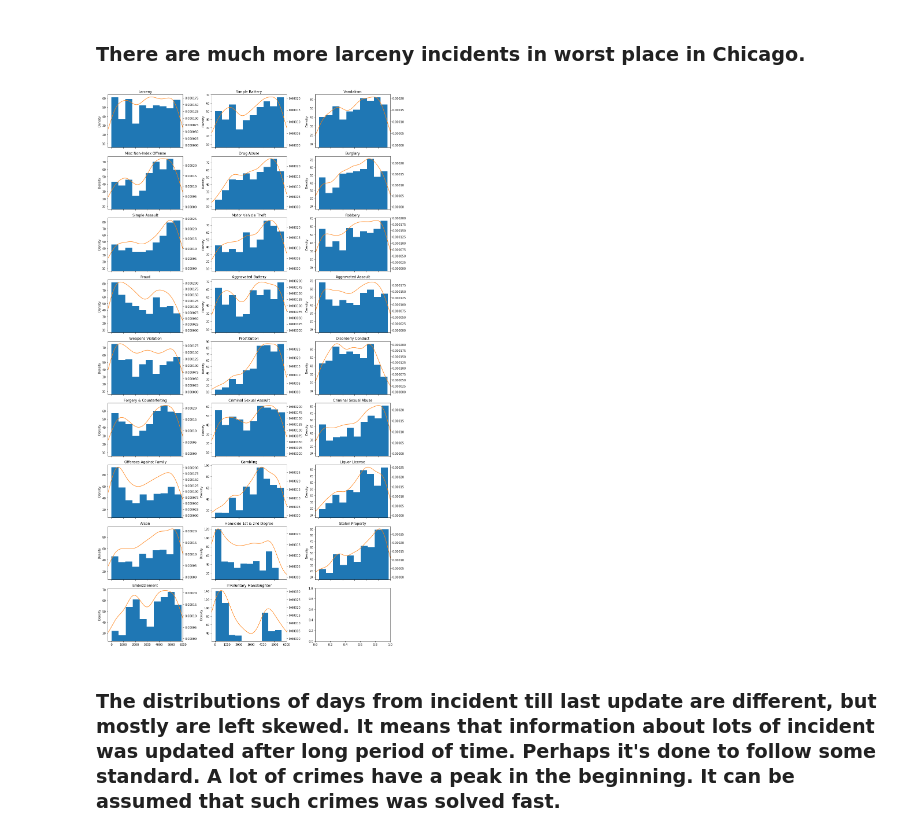
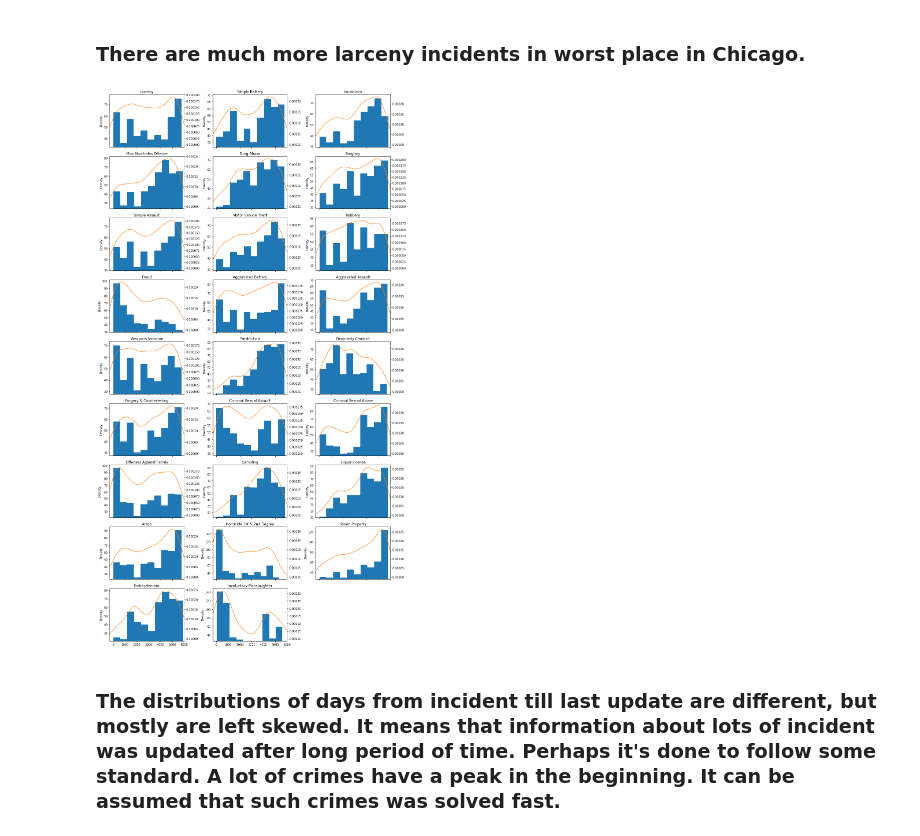
Before and after one commit to belkasanek/eda_chicago_crime_data, a Jupyter notebook: chicago_crimes_eda.ipynb, the cells around one changed output. Saved outputs shown, nothing was run; the diff lists cells and outputs as text; code cells hidden in the pictures.

Commit message:
Make additional analysis on 'Updated On' column and change some graphs

```diff
--- a/chicago_crimes_eda.ipynb
+++ b/chicago_crimes_eda.ipynb
@@ -374,23 +374,26 @@ ax[1].set_title('In general', size=17);
 # %%
 # list of incidents, sorted by their frequentist
 l = df['FBI Code'].value_counts().reset_index()['index']
 
 n = 3 # col
 m = (len(l) - 1) // n + 1 # rows
 fig, axes = plt.subplots(m, n, figsize=(n * 5, m * 3), sharex=False)
 
 for i, code in enumerate(l):
-    temp = df.loc[df['FBI Code'] == code, 'Day_diff'].sample(500, replace=True)
     r, c = i // n, i % n
     ax = axes[r, c]
-    temp.hist(ax=ax)
+
+    temp = df.loc[df['FBI Code'] == code, 'Day_diff'].sample(500, replace=True)
+    arr, bins, pathes = ax.hist(x=temp, bins=10)
     ax.set_xlim(-300, 6000)
-    ax2 = temp.plot.kde(ax=ax, secondary_y=True,
-                        title=fbi_df.loc[fbi_df['Code'] == code, 'Description'].values[0])
-    ax.set_ylim(temp.min() * 0.99)
+    ax.set_ylim(arr[arr != 0].min() * 0.9)
+    ax2 = temp.plot.kde(ax=ax, secondary_y=True, title=fbi_df.loc[fbi_df['Code'] == code, 'Description'].values[0])
+
+# hide last box
+axes[-1, -1].axis('off')
 
 fig.tight_layout()
 # %% [output]
-[figure, old version]
+[figure, new version]
 # %% [markdown]
 ### The distributions of days from incident till last update are different, but mostly are left skewed. It means that information about lots of incident was updated after long period of time. Perhaps it's done to follow some standard. A lot of crimes have a peak in the beginning. It can be assumed that such crimes was solved fast.
```
Also changed, not shown: parts of 11 cells of this notebook.
